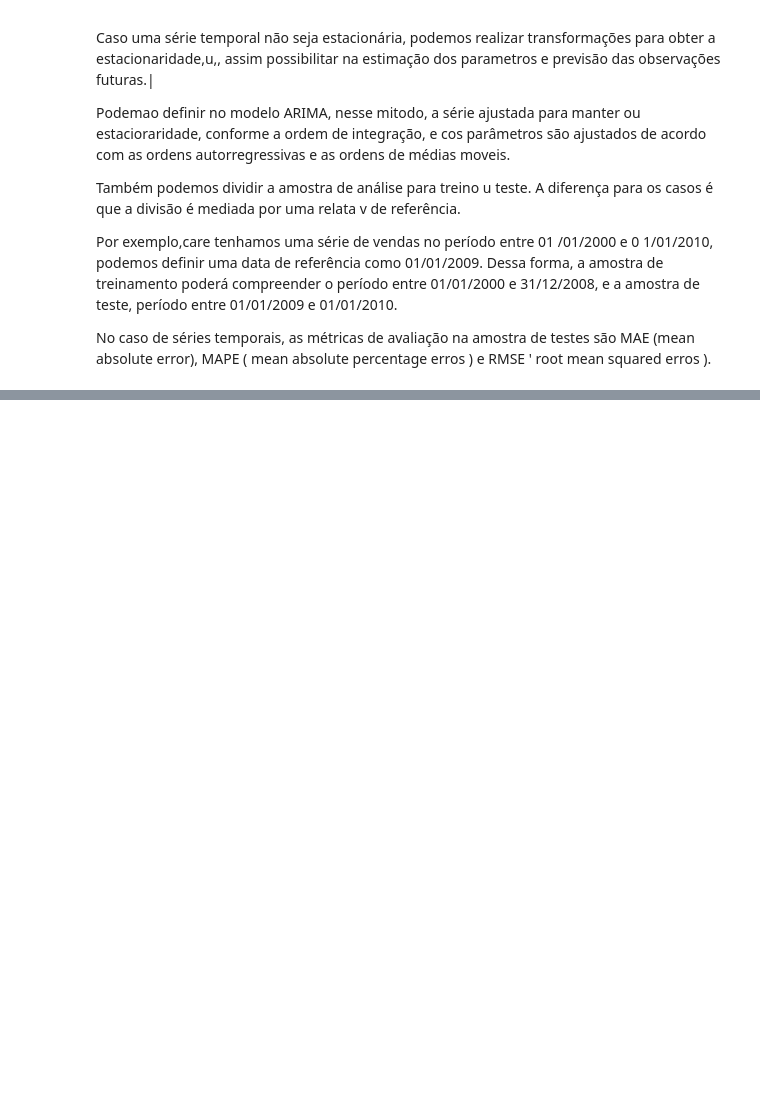
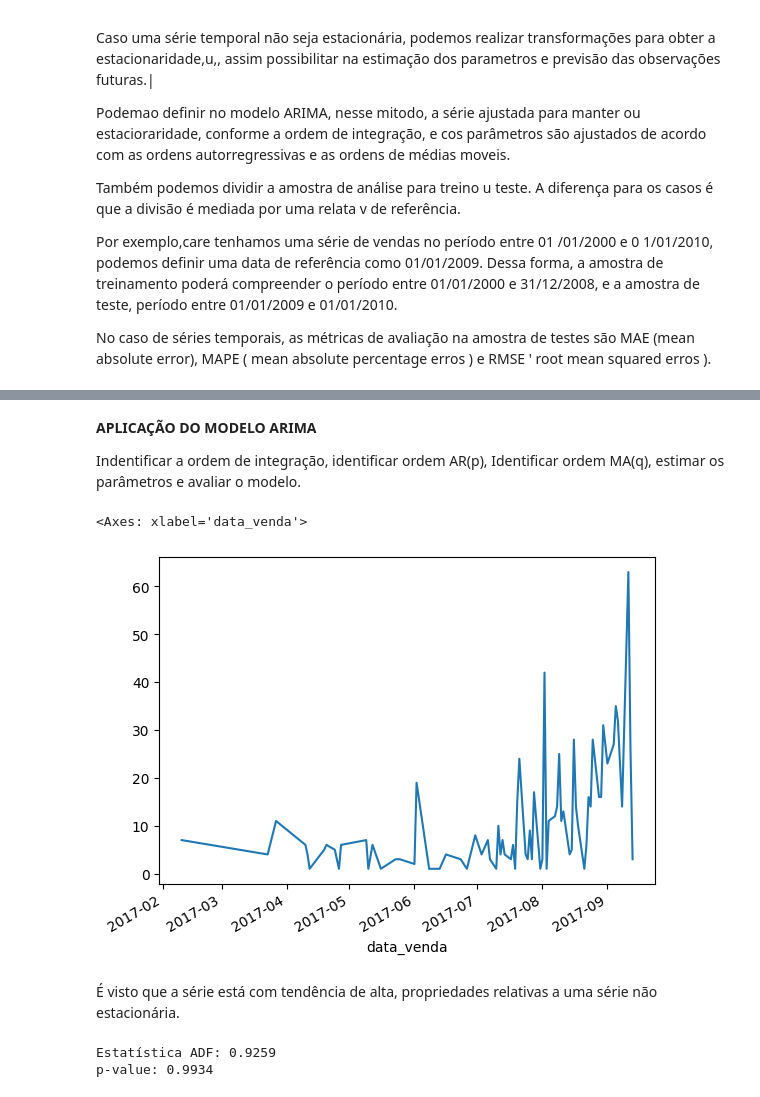
Before and after one commit to CarolineAndradeR/Data-Science, a Jupyter notebook: Séries_Temporais.ipynb, the cells around one changed output, grey strips where cells are left out. Cells and saved outputs as stored; diff of their text form; code cells hidden in the pictures; blank space fills up the shorter version.

```diff
--- a/Séries_Temporais.ipynb
+++ b/Séries_Temporais.ipynb
@@ -50,3 +50,18 @@ Também podemos dividir a amostra de análise para treino u teste.  A diferença
 Por exemplo,care tenhamos uma série de vendas no período entre 01 /01/2000  e 0 1/01/2010, podemos definir uma data de referência como 01/01/2009. Dessa  forma, a amostra de treinamento poderá compreender  o período entre 01/01/2000 e 31/12/2008, e a amostra de teste, período entre 01/01/2009 e 01/01/2010.
 
 No caso de séries temporais, as métricas de avaliação na  amostra de testes são MAE (mean absolute error), MAPE ( mean absolute percentage erros )  e  RMSE ' root mean squared erros ).
+# %%
+# gerais
+import numpy as np
+import pandas as pd
+import seaborn as sns
+import matplotlib.pyplot as plt
+
+# series temporais
+from statsmodels.tsa.stattools import adfuller
+from statsmodels.graphics.tsaplots import plot_acf, plot_pacf
+from statsmodels.tsa.arima.model import ARIMA
+from sklearn.metrics import mean_squared_error, mean_absolute_percentage_error, mean_absolute_error
+
+# carregar dados
+dados_eventos = pd.read_csv('/content/drive/MyDrive/Asset_FIAP/dados_vendas_evento.csv')
@@ -52,0 +87,5 @@ No caso de séries temporais, as métricas de avaliação na  amostra de testes
+# %%
+# Alterando o tipo da coluna data
+dados_eventos['data_venda'] = pd.to_datetime(dados_eventos['data_venda'])
+# tipos
+dados_eventos.dtypes
@@ -52,0 +98,6 @@ No caso de séries temporais, as métricas de avaliação na  amostra de testes
+# %%
+# Seperação velas variáveis de data e a variável que vai ser utilizada para previsão
+dados_analises = dados_eventos[['data_venda', 'qtd_inscricoes']]
+# Ajuste da coluna data para índice
+dados_analises.set_index('data_venda',inplace=True)
+dados_analises.head()
@@ -52,0 +112,23 @@ No caso de séries temporais, as métricas de avaliação na  amostra de testes
+# %% [markdown]
+**APLICAÇÃO DO MODELO ARIMA**
+
+
+Indentificar a ordem de integração, identificar ordem AR(p), Identificar ordem MA(q), estimar os parâmetros e avaliar o modelo.
+# %%
+# Identificando a ordem de integração(d)
+dados_analises.plot(legend = None)
+# %% [output]
+<Axes: xlabel='data_venda'>
+[figure, added]
+# %% [markdown]
+É visto que a série está com tendência de alta, propriedades relativas a uma série não estacionária.
+# %%
+# teste
+teste_adf = adfuller(dados_analises['qtd_inscricoes'])
+# valor da estatistica
+print('Estatística ADF: {:.4}'.format(teste_adf[0]))
+# p-value
+print('p-value: {:.4}'.format(teste_adf[1]))
+# %% [output]
+Estatística ADF: 0.9259
+p-value: 0.9934
```
Also changed, not shown: parts of 9 cells of this notebook.
